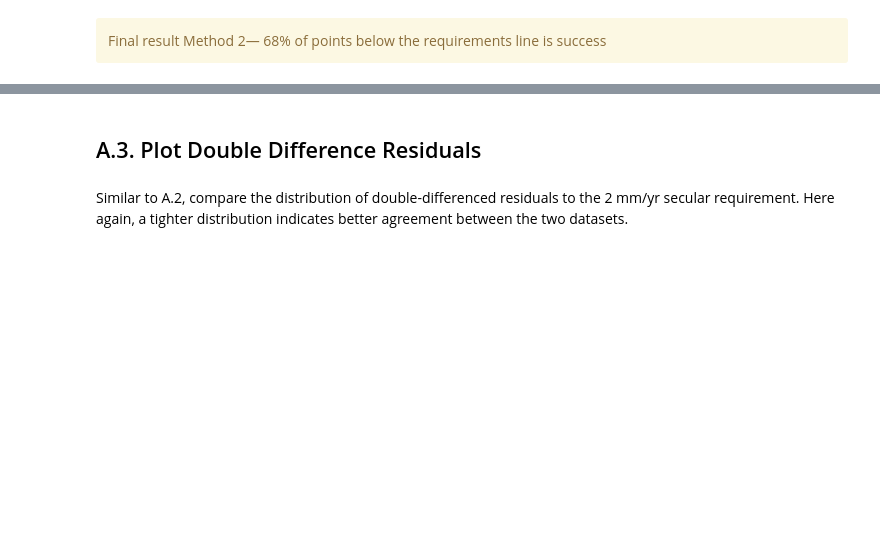
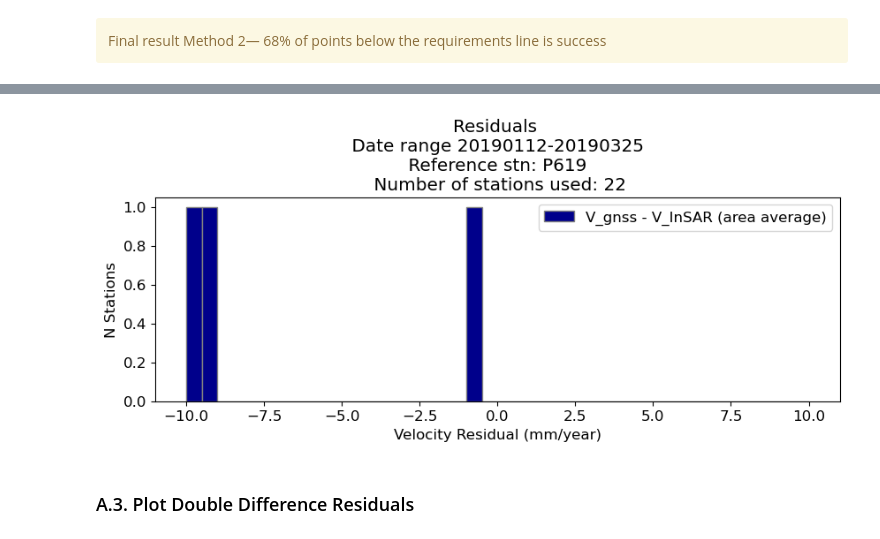
Before and after one commit to nisar-solid/ATBD, a Jupyter notebook: methods/secular/Secular_Requirement_Validation.ipynb, the cells around one changed output, grey strips where cells are left out. Saved outputs shown, nothing was run; the diff lists cells and outputs as text; code cells hidden in the pictures; blank space fills up the shorter version.

```diff
--- a/methods/secular/Secular_Requirement_Validation.ipynb
+++ b/methods/secular/Secular_Requirement_Validation.ipynb
@@ -889,15 +877,14 @@ Use a histogram to show the distribution of residuals (GNSS &minus; InSAR) for t
 # %%
 vmin, vmax = -10, 10
-plt.figure(figsize=(11,7))
+plt.figure(figsize=(10,3))
 plt.hist(res_list, bins = 40, range=[vmin,vmax], edgecolor='grey', color="darkblue", linewidth=1, label='V_gnss - V_InSAR (area average)')
 plt.legend(loc='upper right')
 plt.title(f"Residuals \n Date range {start_date}-{end_date} \n Reference stn: {sitedata['sites'][site]['gps_ref_site_name']} \n Number of stations used: {num_stn}")
 plt.xlabel('Velocity Residual (mm/year)')
 plt.ylabel('N Stations')
 plt.show()
+# %% [output]
+[figure, added]
 # %% [markdown]
-<a id='secular_plot_velres'></a>
-## A.3. Plot Double Difference Residuals
+### A.3. Plot Double Difference Residuals <a id='plot_ddiff'></a>
-# %% [markdown]
-Similar to A.2, compare the distribution of double-differenced residuals to the 2 mm/yr secular requirement. Here again, a tighter distribution indicates better agreement between the two datasets.
 # %%
```
Also changed, not shown: parts of 105 cells of this notebook, 2 other files.
